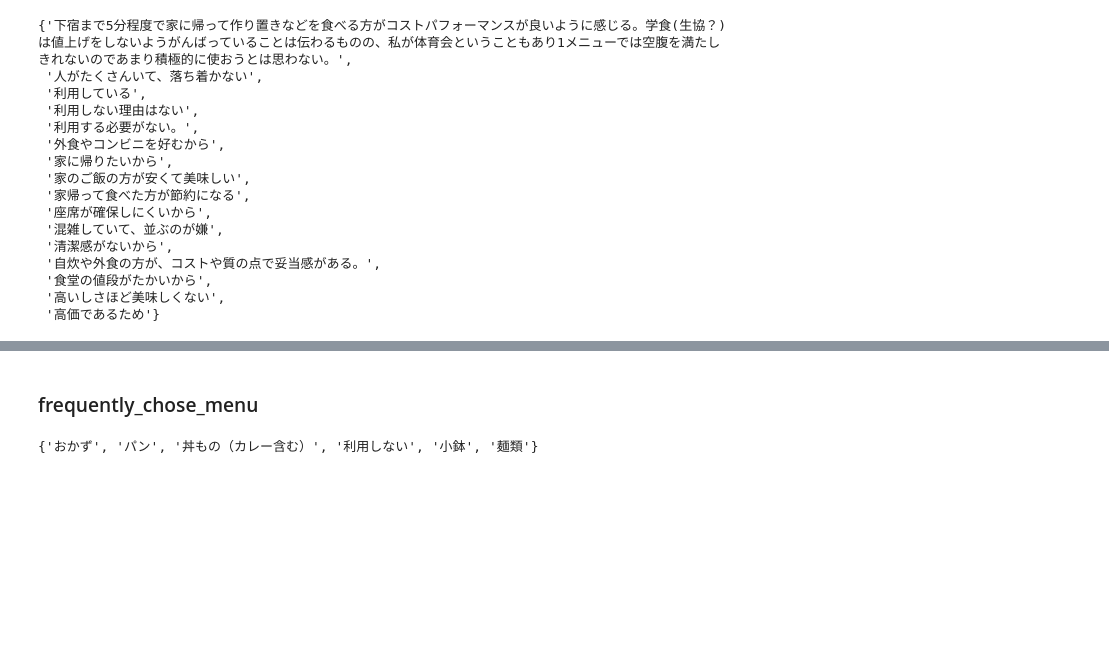
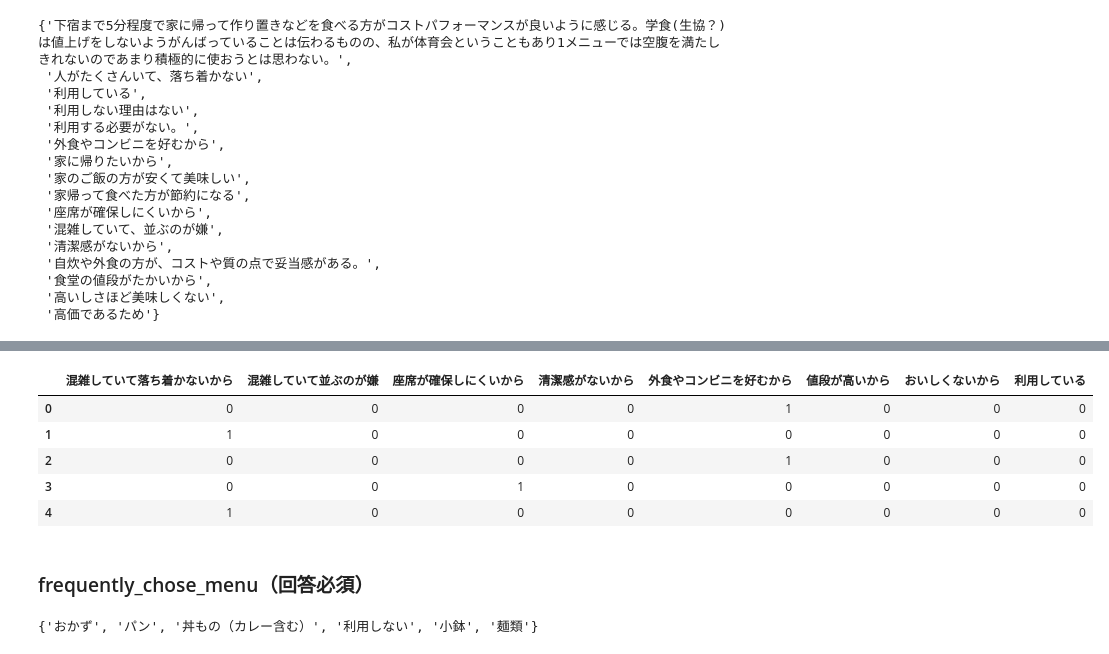
Before and after one commit to ohata-y/coop_iot, a Jupyter notebook: main.ipynb, the cells around one changed output, grey strips where cells are left out. Saved outputs shown, nothing was run; the diff lists cells and outputs as text; code cells hidden in the pictures; blank space fills up the shorter version.

```diff
--- a/main.ipynb
+++ b/main.ipynb
@@ -498,5 +571,20 @@ df_reasons_for_not_using_c.tail()
+# %%
+# 「体育会系の私にとっては、1メニューでは空腹を満たしきれない」= 「量が少ないから」
+# 「家に帰りたいから」
+# 「利用する必要がないから」
+# 上記の3つはそれぞれ1人しか回答していないので除外する
+# ただし、意見としては貴重なのでここに記しておく
+df_reasons_for_not_using_c.drop(columns=["量が少ないから", "家に帰りたいから", "利用する必要がないから"], inplace=True)
+df_reasons_for_not_using_c.head()
+# %% [output]
+|  | 混雑していて落ち着かないから | 混雑していて並ぶのが嫌 | 座席が確保しにくいから | 清潔感がないから | 外食やコンビニを好むから | 値段が高いから | おいしくないから | 利用している |
+| 0 | 0 | 0 | 0 | 0 | 1 | 0 | 0 | 0 |
+| 1 | 1 | 0 | 0 | 0 | 0 | 0 | 0 | 0 |
+| 2 | 0 | 0 | 0 | 0 | 1 | 0 | 0 | 0 |
+| 3 | 0 | 0 | 1 | 0 | 0 | 0 | 0 | 0 |
+| 4 | 1 | 0 | 0 | 0 | 0 | 0 | 0 | 0 |
 # %% [markdown]
-### frequently_chose_menu
+### frequently_chose_menu（回答必須）
 # %%
 tmp1 = list(df2["frequently_chose_menu"])
 unique_values = set()
```
Also changed, not shown: parts of 58 cells of this notebook.
